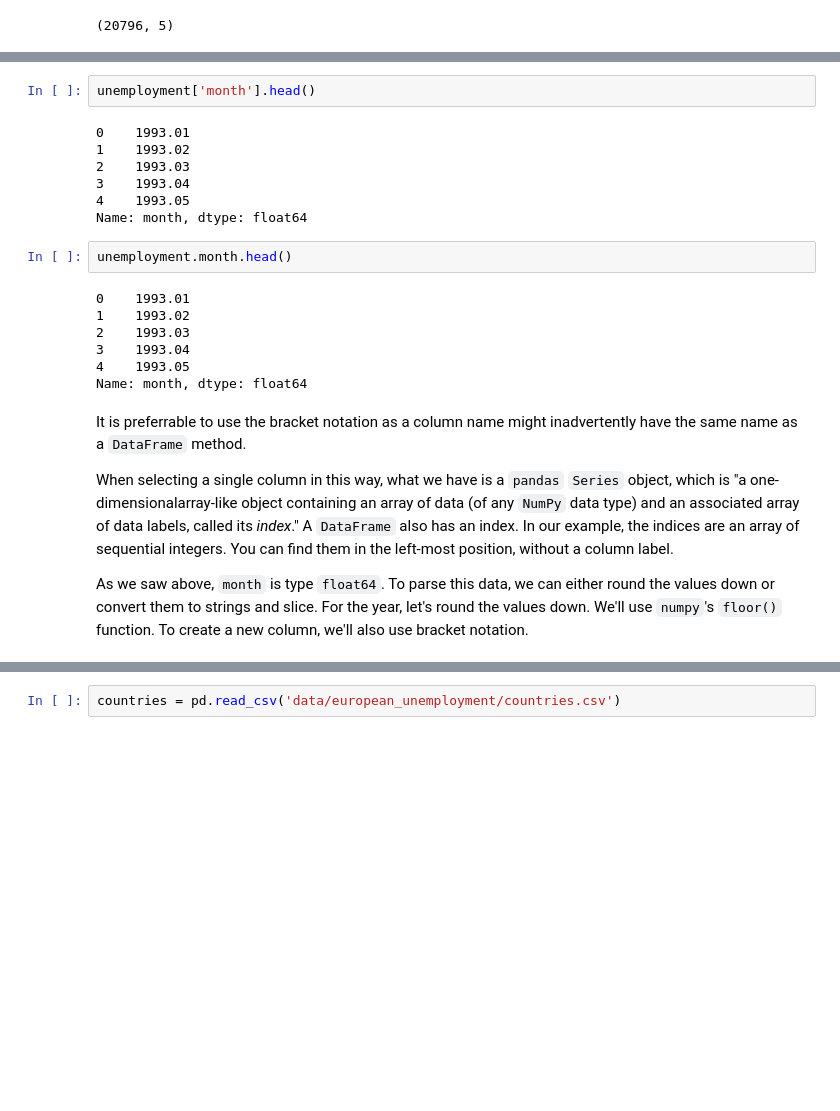
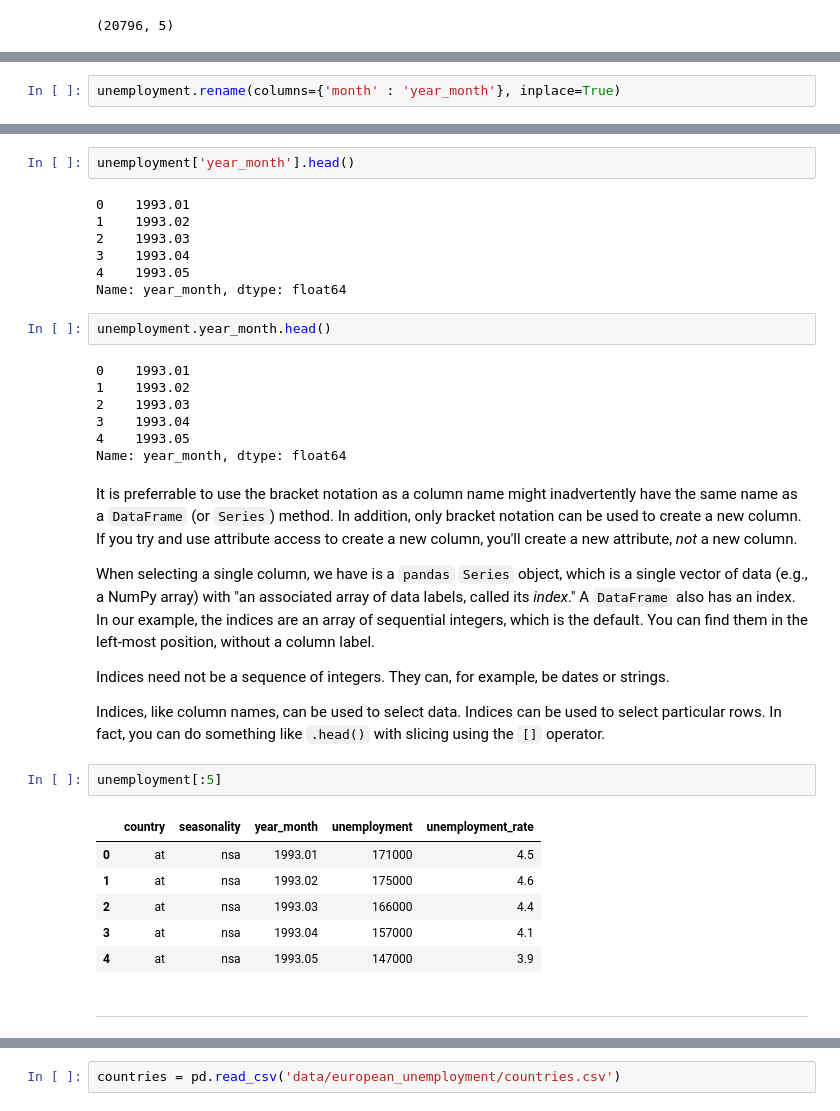
Before and after one commit to dlab-berkeley/Python-Data-Wrangling-Legacy, a Jupyter notebook: introduction-to-pandas.ipynb, the cells around one changed output, grey strips where cells are left out. Saved outputs shown, nothing was run; the diff lists cells and outputs as text; blank space fills up the shorter version.

```diff
--- a/introduction-to-pandas.ipynb
+++ b/introduction-to-pandas.ipynb
@@ -48,0 +49,2 @@ You may have noticed that the `month` column also includes the year. It'd be nic
+# %%
+unemployment.rename(columns={'month' : 'year_month'}, inplace=True)
@@ -49,24 +55,37 @@ You may have noticed that the `month` column also includes the year. It'd be nic
 # %%
-unemployment['month'].head()
+unemployment['year_month'].head()
 # %% [output]
 0    1993.01
 1    1993.02
 2    1993.03
 3    1993.04
 4    1993.05
-Name: month, dtype: float64
+Name: year_month, dtype: float64
 # %%
-unemployment.month.head()
+unemployment.year_month.head()
 # %% [output]
 0    1993.01
 1    1993.02
 2    1993.03
 3    1993.04
 4    1993.05
-Name: month, dtype: float64
+Name: year_month, dtype: float64
 # %% [markdown]
-It is preferrable to use the bracket notation as a column name might inadvertently have the same name as a `DataFrame` method.
+It is preferrable to use the bracket notation as a column name might inadvertently have the same name as a `DataFrame` (or `Series`) method. In addition, only bracket notation can be used to create a new column. If you try and use attribute access to create a new column, you'll create a new attribute, _not_ a new column.
 
-When selecting a single column in this way, what we have is a `pandas` `Series` object, which is "a one-dimensionalarray-like object containing an array of data (of any `NumPy` data type) and an associated array of data labels, called its _index_." A `DataFrame` also has an index. In our example, the indices are an array of sequential integers. You can find them in the left-most position, without a column label.
+When selecting a single column, we have is a `pandas` `Series` object, which is a single vector of data (e.g., a NumPy array) with "an associated array of data labels, called its _index_." A `DataFrame` also has an index. In our example, the indices are an array of sequential integers, which is the default. You can find them in the left-most position, without a column label.
 
-As we saw above, `month` is type `float64`. To parse this data, we can either round the values down or convert them to strings and slice. For the year, let's round the values down. We'll use `numpy`'s `floor()` function. To create a new column, we'll also use bracket notation.
+Indices need not be a sequence of integers. They can, for example, be dates or strings.
+
+Indices, like column names, can be used to select data. Indices can be used to select particular rows. In fact, you can do something like `.head()` with slicing using the `[]` operator.
+# %%
+unemployment[:5]
+# %% [output]
+|  | country | seasonality | year_month | unemployment | unemployment_rate |
+| 0 | at | nsa | 1993.01 | 171000 | 4.5 |
+| 1 | at | nsa | 1993.02 | 175000 | 4.6 |
+| 2 | at | nsa | 1993.03 | 166000 | 4.4 |
+| 3 | at | nsa | 1993.04 | 157000 | 4.1 |
+| 4 | at | nsa | 1993.05 | 147000 | 3.9 |
+# %% [markdown]
+---
```
Also changed, not shown: parts of 45 cells of this notebook.
